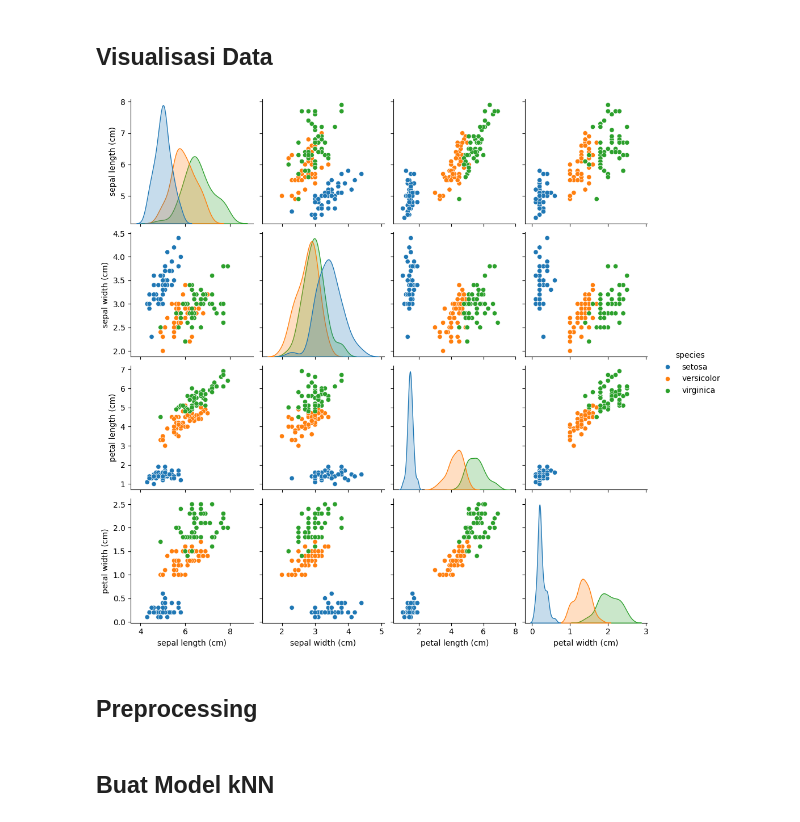
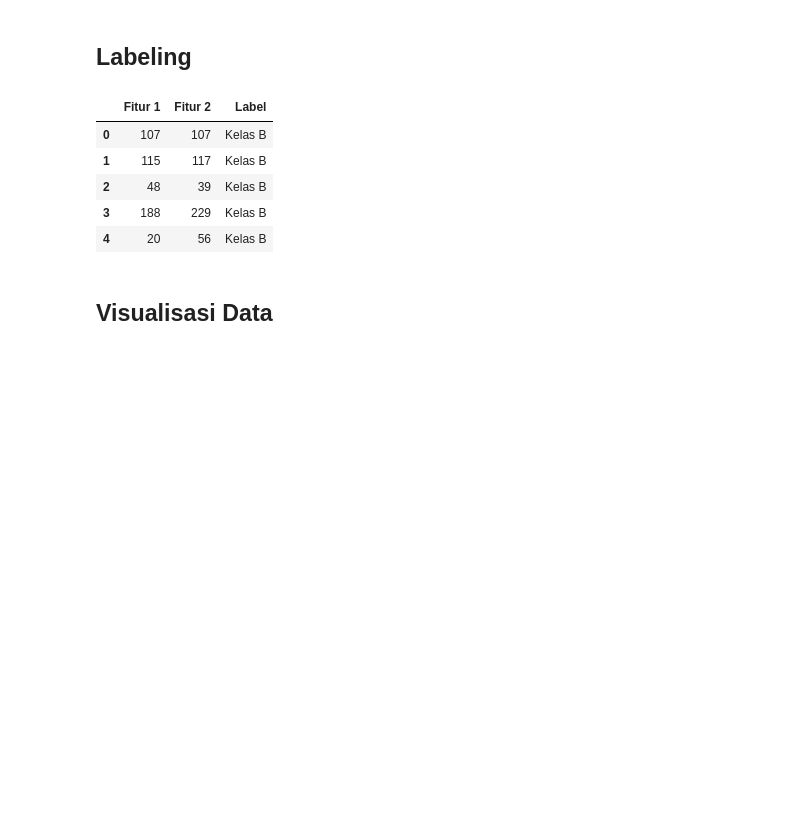
Before and after one commit to furalmiqbadi/PembelajaranMesin_01_AbdulGhofurAlmiqbadi, a Jupyter notebook: JS05/JS05_02.ipynb, the cells around one changed output. Drawn from its saved outputs; the diff is of its cells as text; code cells hidden in the pictures; blank space fills up the shorter version.

```diff
--- a/JS05/JS05_02.ipynb
+++ b/JS05/JS05_02.ipynb
@@ -49,12 +75,28 @@ dtype: int64
+# %% [markdown]
+## Labeling
+# %%
+# Definisikan nama label
+labels = {
+    1 : 'Kelas A',
+    0 : 'Kelas B'
+}
+
+# Copy Data Frame untuk menyimpan Data Frame baru
+# dengan label yang mudah untuk dibaca
+df_label = df.copy()
+
+# Ubah label dengan fungsi mapping dari Pandas
+# pada Data Frame df_label
+df_label['Label'] = df_label['Label'].map(labels)
+
+# Cek Data Frame df_label
+df_label.head()
+# %% [output]
+|  | Fitur 1 | Fitur 2 | Label |
+| 0 | 107 | 107 | Kelas B |
+| 1 | 115 | 117 | Kelas B |
+| 2 | 48 | 39 | Kelas B |
+| 3 | 188 | 229 | Kelas B |
+| 4 | 20 | 56 | Kelas B |
 # %% [markdown]
 ## Visualisasi Data
-# %%
-import seaborn as sns
-import matplotlib.pyplot as plt
-
-sns.pairplot(data, hue='species')
-plt.show()
-# %% [output]
-[figure, removed]
-# %% [markdown]
-## Preprocessing
@@ -75,2 +102,0 @@ X_test = scaler.transform(X_test)
-# %% [markdown]
-## Buat Model kNN
```
Also changed, not shown: parts of 19 cells of this notebook.
